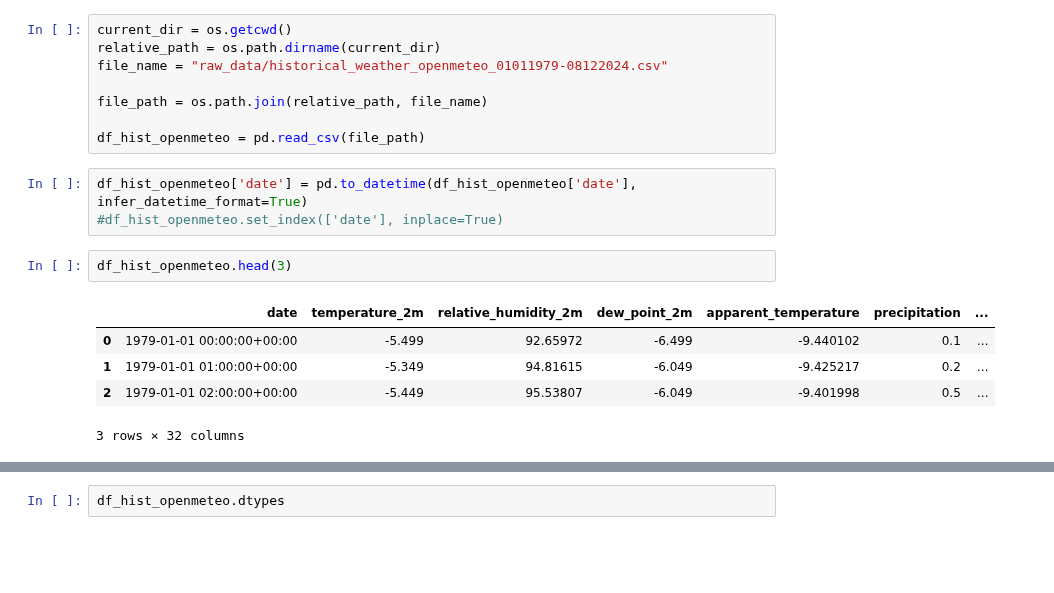
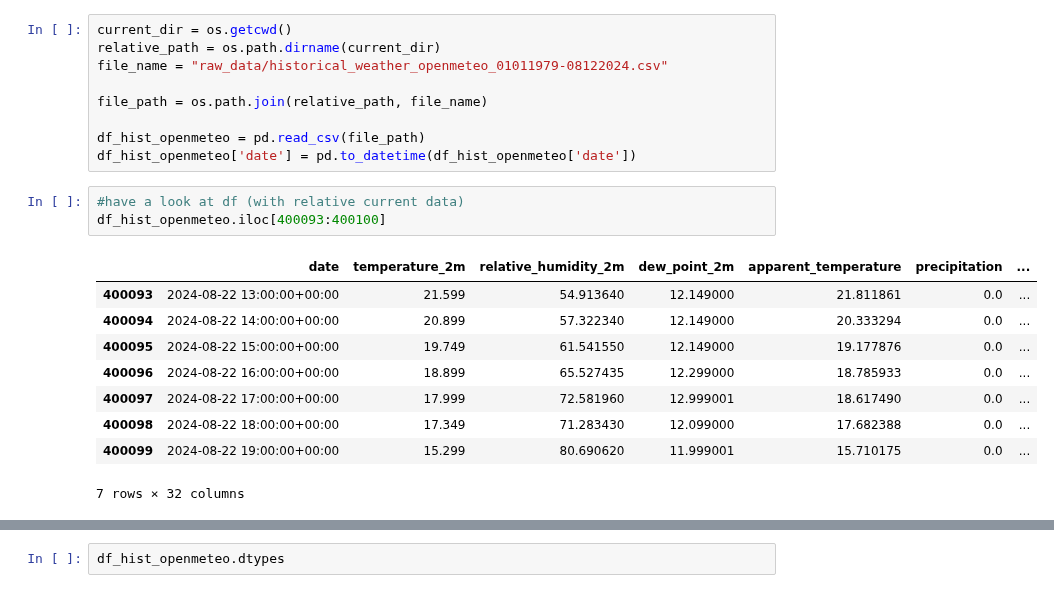
Before and after one commit to MadMax1995bb/powder_alert2.0, a Jupyter notebook: notebooks/notebook_model_tests.ipynb, the cells around one changed output, grey strips where cells are left out. Drawn from its saved outputs; the diff is of its cells as text; blank space fills up the shorter version.

```diff
--- a/notebooks/notebook_model_tests.ipynb
+++ b/notebooks/notebook_model_tests.ipynb
@@ -23,14 +17,17 @@ file_name = "raw_data/historical_weather_openmeteo_01011979-08122024.csv"
 file_path = os.path.join(relative_path, file_name)
 
 df_hist_openmeteo = pd.read_csv(file_path)
+df_hist_openmeteo['date'] = pd.to_datetime(df_hist_openmeteo['date'])
-# %%
-df_hist_openmeteo['date'] = pd.to_datetime(df_hist_openmeteo['date'], infer_datetime_format=True)
-#df_hist_openmeteo.set_index(['date'], inplace=True)
-# %%
-df_hist_openmeteo.head(3)
-# %% [output]
-|  | date | temperature_2m | relative_humidity_2m | dew_point_2m | apparent_temperature | precipitation | ... |
-| 0 | 1979-01-01 00:00:00+00:00 | -5.499 | 92.65972 | -6.499 | -9.440102 | 0.1 | ... |
-| 1 | 1979-01-01 01:00:00+00:00 | -5.349 | 94.81615 | -6.049 | -9.425217 | 0.2 | ... |
-| 2 | 1979-01-01 02:00:00+00:00 | -5.449 | 95.53807 | -6.049 | -9.401998 | 0.5 | ... |
-3 rows × 32 columns
+# %%
+#have a look at df (with relative current data)
+df_hist_openmeteo.iloc[400093:400100]
+# %% [output]
+|  | date | temperature_2m | relative_humidity_2m | dew_point_2m | apparent_temperature | precipitation | ... |
+| 400093 | 2024-08-22 13:00:00+00:00 | 21.599 | 54.913640 | 12.149000 | 21.811861 | 0.0 | ... |
+| 400094 | 2024-08-22 14:00:00+00:00 | 20.899 | 57.322340 | 12.149000 | 20.333294 | 0.0 | ... |
+| 400095 | 2024-08-22 15:00:00+00:00 | 19.749 | 61.541550 | 12.149000 | 19.177876 | 0.0 | ... |
+| 400096 | 2024-08-22 16:00:00+00:00 | 18.899 | 65.527435 | 12.299000 | 18.785933 | 0.0 | ... |
+| 400097 | 2024-08-22 17:00:00+00:00 | 17.999 | 72.581960 | 12.999001 | 18.617490 | 0.0 | ... |
+| 400098 | 2024-08-22 18:00:00+00:00 | 17.349 | 71.283430 | 12.099000 | 17.682388 | 0.0 | ... |
+| 400099 | 2024-08-22 19:00:00+00:00 | 15.299 | 80.690620 | 11.999001 | 15.710175 | 0.0 | ... |
+7 rows × 32 columns
```
Also changed, not shown: parts of 30 cells of this notebook, 1 other file.
